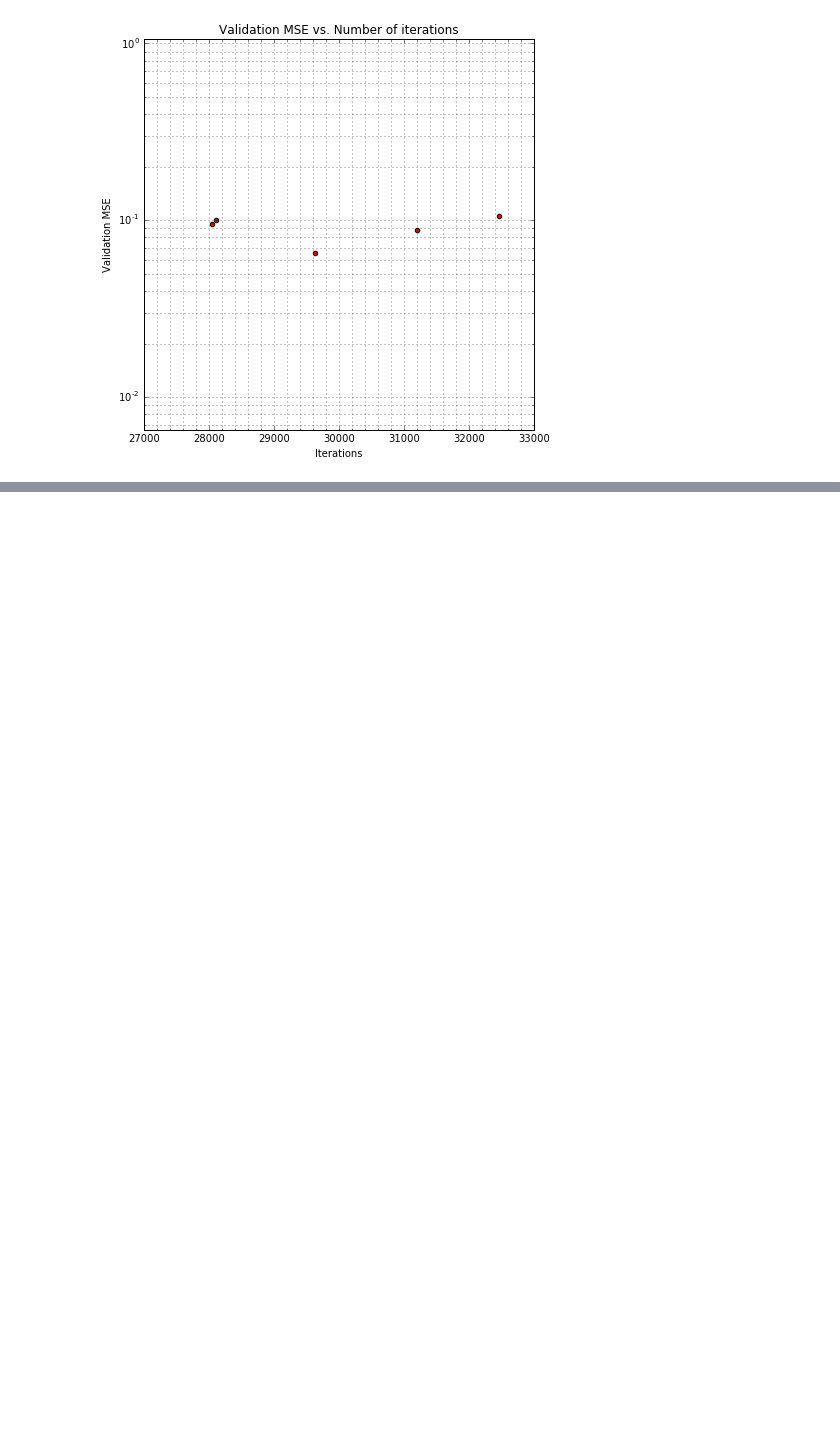
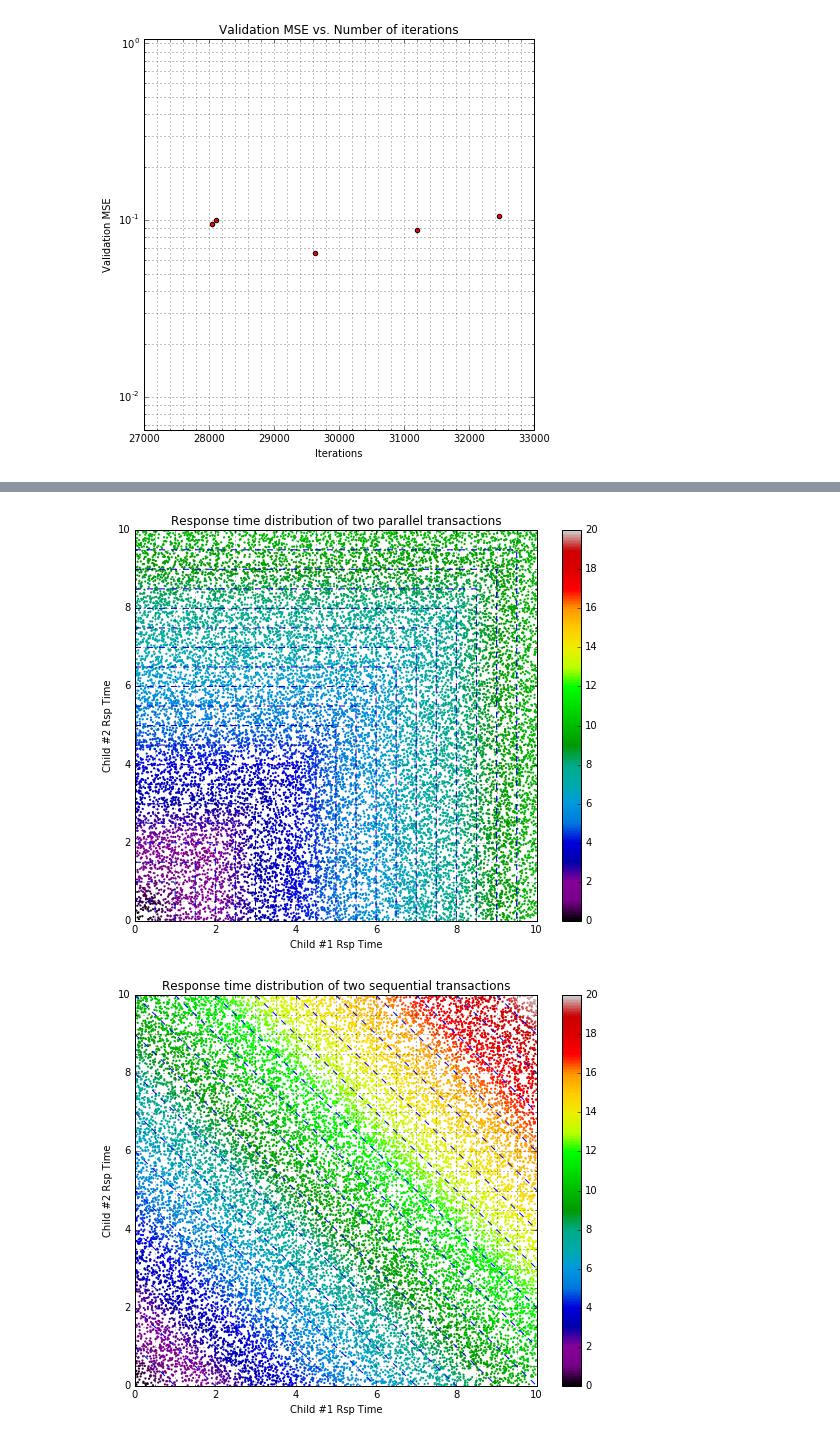
Before and after one commit to vadaszd/rsptime-simu, a Jupyter notebook: ReLU 04 GUST-LS.ipynb, the cells around one changed output, grey strips where cells are left out. Saved outputs shown, nothing was run; the diff lists cells and outputs as text; code cells hidden in the pictures; blank space fills up the shorter version.

```diff
--- a/ReLU 04 GUST-LS.ipynb
+++ b/ReLU 04 GUST-LS.ipynb
@@ -1112,0 +1158,7 @@ plotRuns()
+# %%
+uniformDist = lambda loc, scale: np.random.uniform(loc, 10*scale)
+plotRspTimeDist(np.maximum, 'Response time distribution of two parallel transactions', sampleFromDistribution=uniformDist)
+plotRspTimeDist(operator.add, 'Response time distribution of two sequential transactions', sampleFromDistribution=uniformDist)
+# %% [output]
+[figure, added]
+[figure, added]
```
Also changed, not shown: parts of 9 cells of this notebook, 1 other file.
